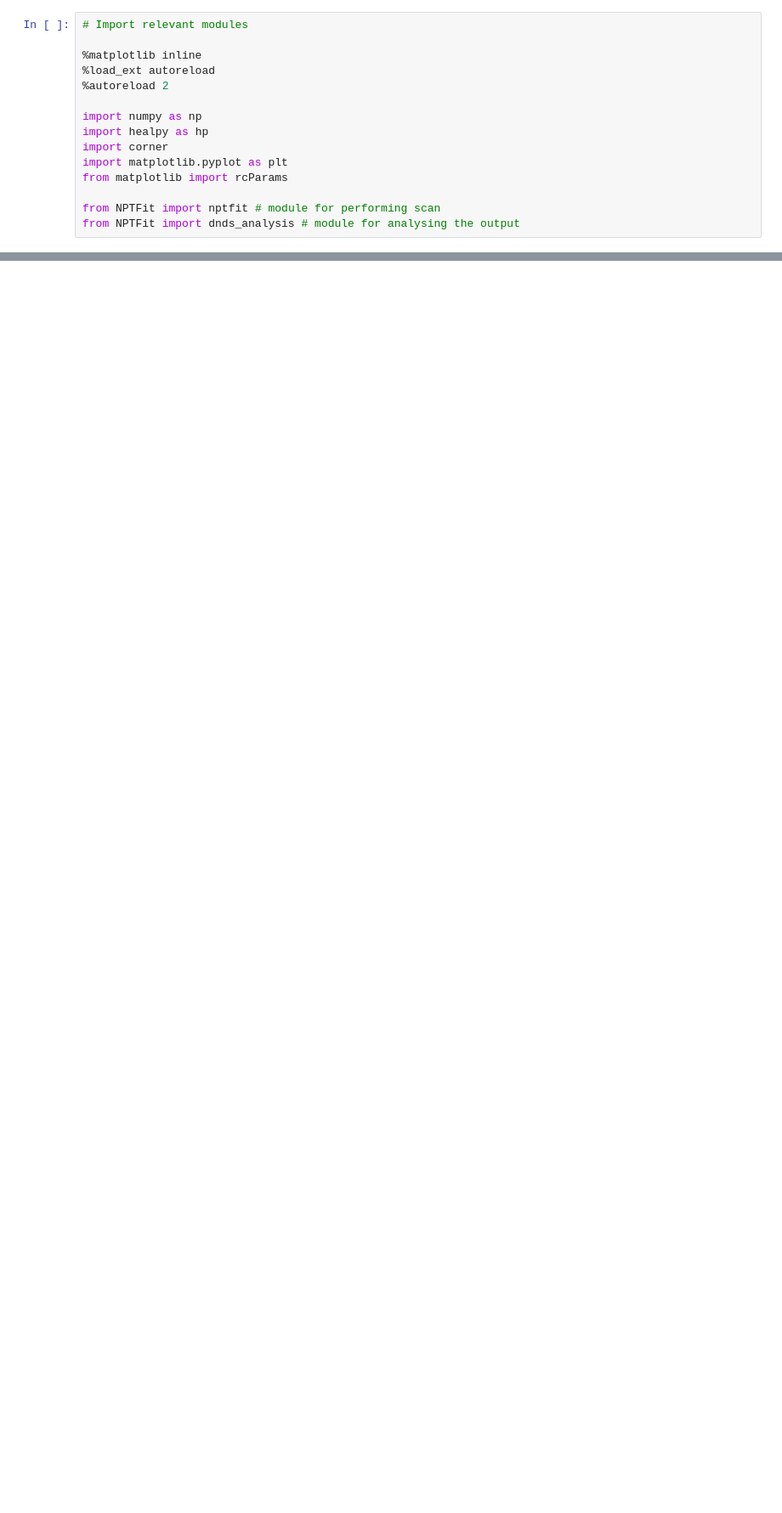
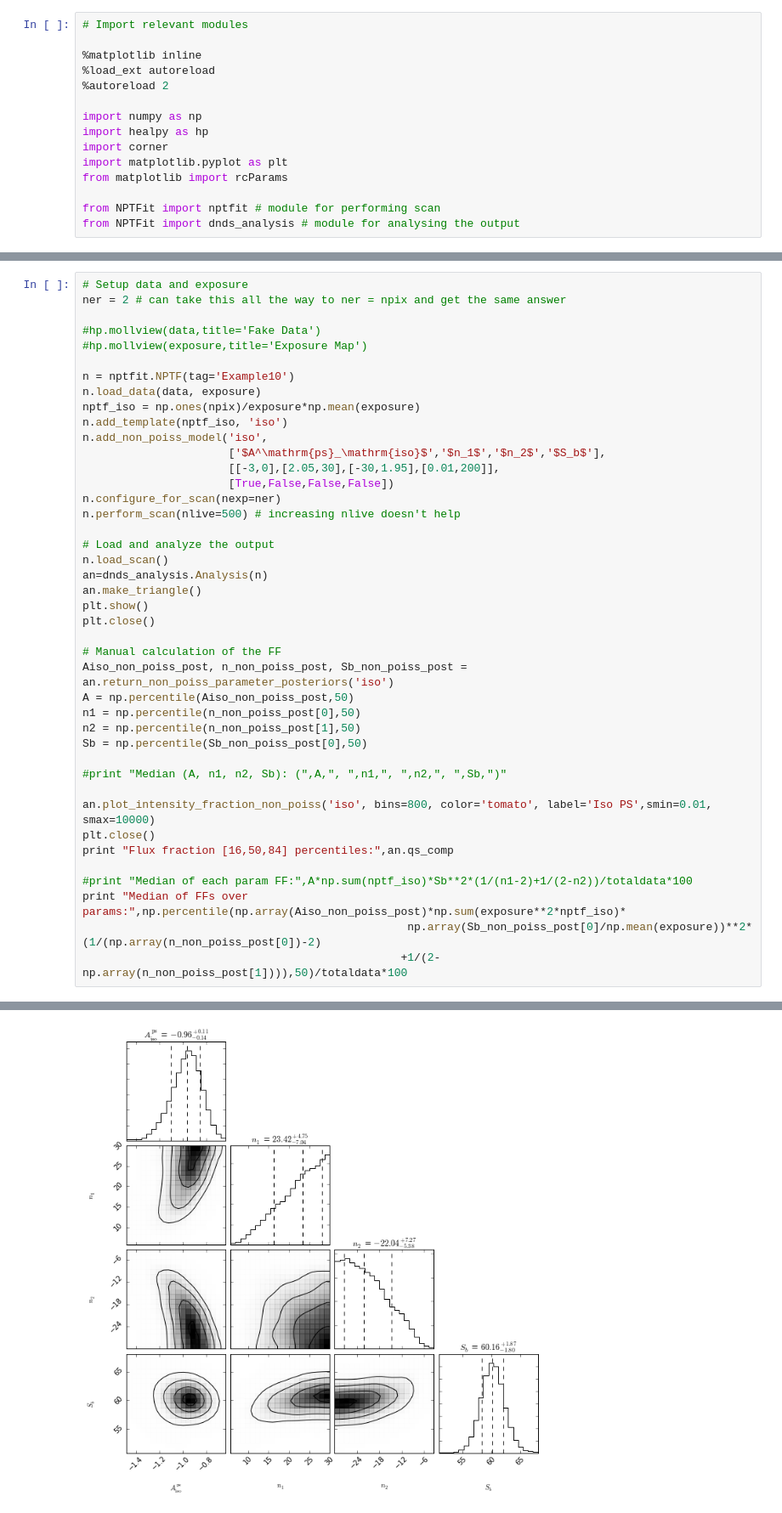
Before and after one commit to bsafdi/NPTFit, a Jupyter notebook: examples/Example10_SimpleNPTF.ipynb, the cells around one changed output, grey strips where cells are left out. Shown at 85% size. Drawn from its saved outputs; the diff is of its cells as text; blank space fills up the shorter version.

```diff
--- a/examples/Example10_SimpleNPTF.ipynb
+++ b/examples/Example10_SimpleNPTF.ipynb
@@ -140,0 +159,43 @@ print "Median of FFs over params:",np.percentile(np.array(Aiso_non_poiss_post)*n
+# %%
+# Setup data and exposure
+ner = 2 # can take this all the way to ner = npix and get the same answer
+
+#hp.mollview(data,title='Fake Data')
+#hp.mollview(exposure,title='Exposure Map')
+
+n = nptfit.NPTF(tag='Example10')
+n.load_data(data, exposure)
+nptf_iso = np.ones(npix)/exposure*np.mean(exposure)
+n.add_template(nptf_iso, 'iso')
+n.add_non_poiss_model('iso',
+                      ['$A^\mathrm{ps}_\mathrm{iso}$','$n_1$','$n_2$','$S_b$'],
+                      [[-3,0],[2.05,30],[-30,1.95],[0.01,200]],
+                      [True,False,False,False])
+n.configure_for_scan(nexp=ner)
+n.perform_scan(nlive=500) # increasing nlive doesn't help
+
+# Load and analyze the output
+n.load_scan()
+an=dnds_analysis.Analysis(n)
+an.make_triangle()
+plt.show()
+plt.close()
+
+# Manual calculation of the FF
+Aiso_non_poiss_post, n_non_poiss_post, Sb_non_poiss_post = an.return_non_poiss_parameter_posteriors('iso')
+A = np.percentile(Aiso_non_poiss_post,50)
+n1 = np.percentile(n_non_poiss_post[0],50)
+n2 = np.percentile(n_non_poiss_post[1],50)
+Sb = np.percentile(Sb_non_poiss_post[0],50)
+
+#print "Median (A, n1, n2, Sb): (",A,", ",n1,", ",n2,", ",Sb,")"
+
+an.plot_intensity_fraction_non_poiss('iso', bins=800, color='tomato', label='Iso PS',smin=0.01, smax=10000)
+plt.close()
+print "Flux fraction [16,50,84] percentiles:",an.qs_comp
+
+#print "Median of each param FF:",A*np.sum(nptf_iso)*Sb**2*(1/(n1-2)+1/(2-n2))/totaldata*100
+print "Median of FFs over params:",np.percentile(np.array(Aiso_non_poiss_post)*np.sum(exposure**2*nptf_iso)*
+                                                 np.array(Sb_non_poiss_post[0]/np.mean(exposure))**2*(1/(np.array(n_non_poiss_post[0])-2)
+                                                +1/(2-np.array(n_non_poiss_post[1]))),50)/totaldata*100
+# %% [output]
@@ -140,0 +205 @@ print "Median of FFs over params:",np.percentile(np.array(Aiso_non_poiss_post)*n
+[figure, added]
```
Also changed, not shown: parts of 26 cells of this notebook, 2 other files.
